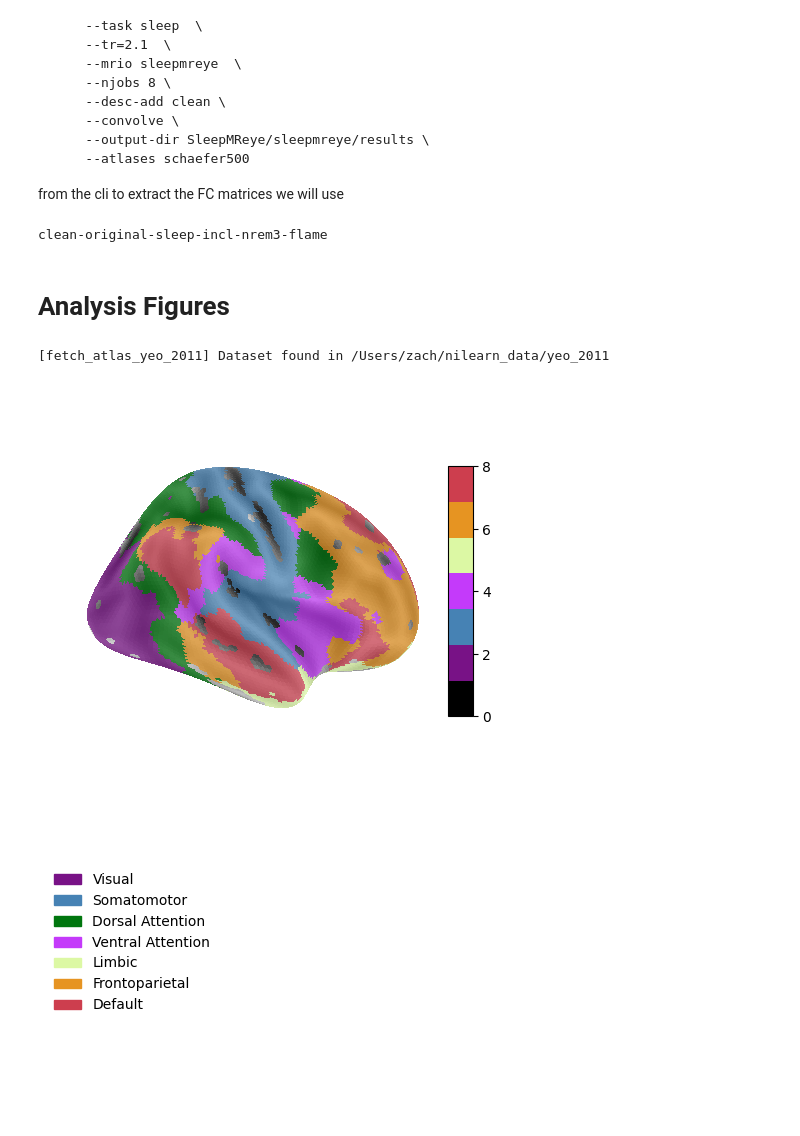
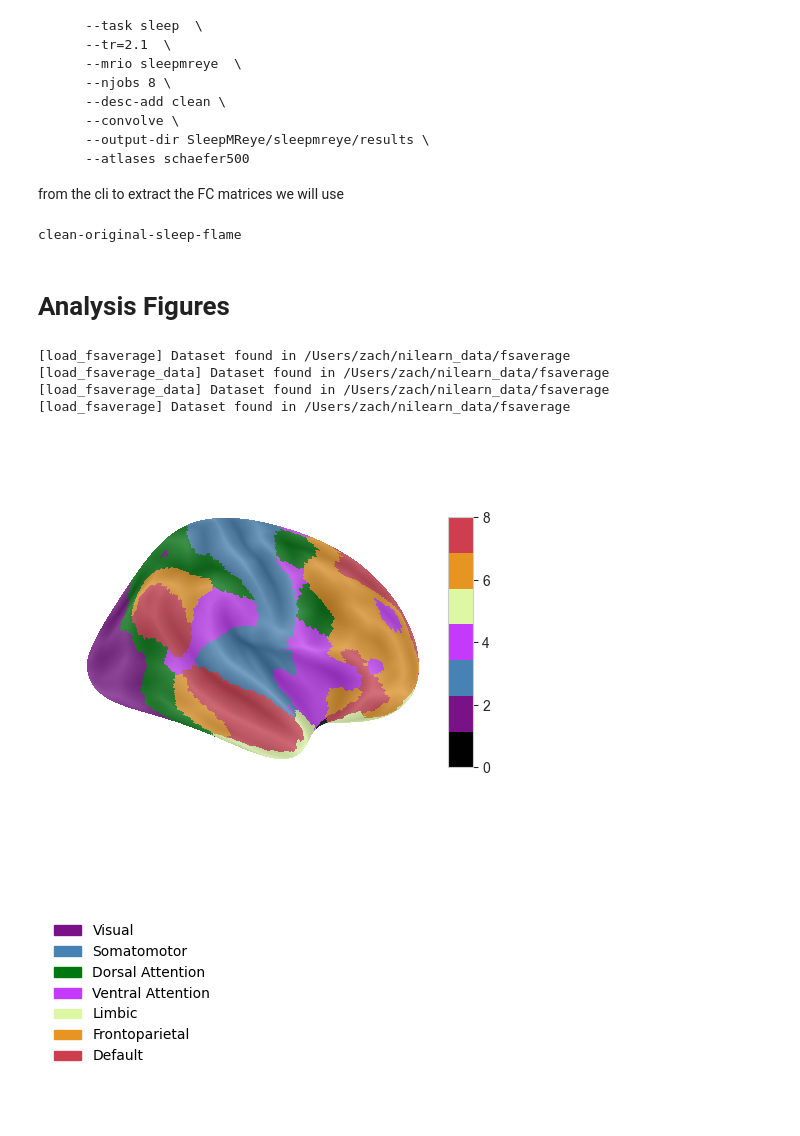
Before and after one commit to BCN-lab/sleepMReye, a Jupyter notebook: sleepmreye/notebooks/3_FC.ipynb, the cells around one changed output. Drawn from its saved outputs; the diff is of its cells as text; code cells hidden in the pictures; blank space fills up the shorter version.

Commit message:
Surface based roi analysis

```diff
--- a/sleepmreye/notebooks/3_FC.ipynb
+++ b/sleepmreye/notebooks/3_FC.ipynb
@@ -35,6 +35,7 @@ from SleepMReye.sleepmreye.sleep_mrio import SleepMRIO
 
 mrio = SleepMRIO(
     bids_root=BIDS_DIR,
+    data_dir=BIDS_DIR / "derivatives" / "fmriprep",
     tr=2.1,
     task="sleep",
     desc_add="clean",
@@ -46,53 +47,43 @@ desc_add = construct_desc(dataset=mrio, config=config)
 desc_add = f"{desc_add}-{config.second_level.method}"
 print(desc_add)
 # %% [output]
-clean-original-sleep-incl-nrem3-flame
+clean-original-sleep-flame
 # %% [markdown]
 # Analysis Figures
 # %%
-from nilearn.datasets import load_fsaverage_data
+from mreyemove.analysis.glm.atlas import fetch_atlas
+from nilearn.datasets import load_fsaverage_data, load_fsaverage
 from nilearn import datasets, surface, plotting
 import numpy as np
 from matplotlib import pyplot as plt
 
-fsaverage = datasets.load_fsaverage()
-yeo = datasets.fetch_atlas_yeo_2011(n_networks=7)
+fsaverage = load_fsaverage("fsaverage7")
+fsaverage_sulcal = load_fsaverage_data(mesh="fsaverage7", data_type="sulcal")
 
-# Project to surface with nearest-neighbor (no blurring)
-labels_left = surface.vol_to_surf(
-    yeo.maps, fsaverage['pial'].parts['left'], interpolation="nearest_most_frequent"
-)
-labels_right =  surface.vol_to_surf(
-    yeo.maps, fsaverage['pial'].parts['right'], interpolation="nearest_most_frequent"
-)
+yeo = fetch_atlas("yeo_surf")
 
-fsaverage_sulcal = load_fsaverage_data(data_type="sulcal")
 
-labels_left[labels_left == 0] = np.nan
-labels_right[labels_right == 0] = np.nan
-
-labels =  {
-    "left": labels_left,
-    "right": labels_right,
-}
 hemi = "right"
 fig = plotting.plot_surf_roi(
   fsaverage['inflated'].parts[hemi],
-  roi_map=labels[hemi],
+  roi_map=yeo.maps.data.parts[hemi],
   hemi=hemi,
   view="lateral",
   cmap=yeo.lut,
   vmin=0,
   vmax=8,
   colorbar=True,
   bg_map=fsaverage_sulcal,
   bg_on_data=True,
   darkness=None,
 )
-plt.savefig(FIG_DIR / f"{hemi}_yeo.png", dpi=300)
+# plt.savefig(FIG_DIR / f"{hemi}_yeo.png", dpi=300)
 # %% [output]
-[fetch_atlas_yeo_2011] Dataset found in /Users/zach/nilearn_data/yeo_2011
+[load_fsaverage] Dataset found in /Users/zach/nilearn_data/fsaverage
+[load_fsaverage_data] Dataset found in /Users/zach/nilearn_data/fsaverage
+[load_fsaverage_data] Dataset found in /Users/zach/nilearn_data/fsaverage
+[load_fsaverage] Dataset found in /Users/zach/nilearn_data/fsaverage
-[figure, old version]
+[figure, new version]
 # %%
 import matplotlib.pyplot as plt
 import matplotlib.patches as mpatches
```
Also changed, not shown: parts of 1 cell of this notebook, 13 other files.
